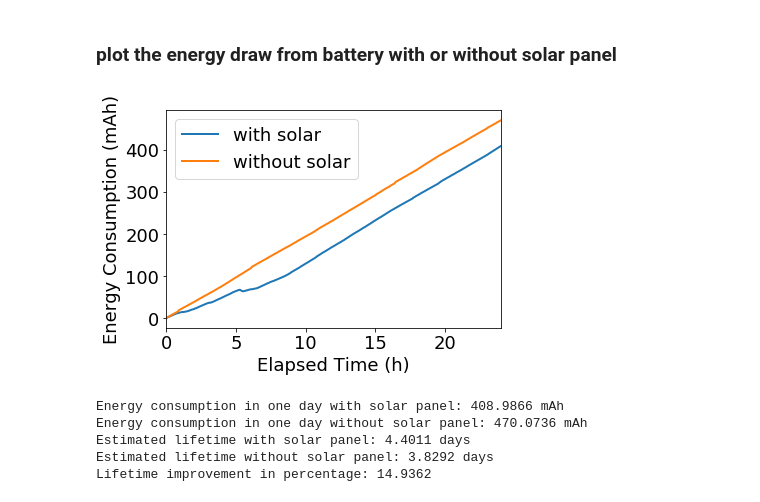
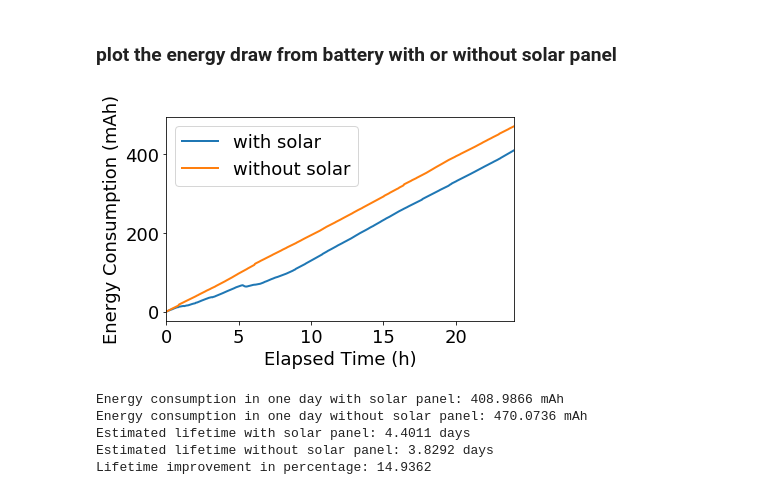
Before and after one commit to Orienfish/CSE291KW20, a Jupyter notebook: Power_Measure/plot.ipynb, the cells around one changed output. Saved outputs shown, nothing was run; the diff lists cells and outputs as text; code cells hidden in the pictures.

```diff
--- a/Power_Measure/plot.ipynb
+++ b/Power_Measure/plot.ipynb
@@ -132,15 +136,16 @@ plt.savefig('./img/curr_bat.png', dpi=300)
 # %%
 plt.figure()
 plt.plot(bat_solar[:, 0], bat_solar[:, 4], linewidth=2.0, label='with solar')
 plt.plot(bat_bat[:, 0], bat_bat[:, 4], linewidth=2.0, label='without solar')
 plt.xlim((0, 24))
 plt.xlabel('Elapsed Time (h)', fontsize=18)
 plt.ylabel('Energy Consumption (mAh)', fontsize=18)
 plt.tick_params(labelsize=18)
 plt.legend(fontsize=18)
+plt.tight_layout()
 plt.savefig('./img/energy.png', dpi=300)
 # %% [output]
-[figure, old version]
+[figure, new version]
 # %%
 # print estimated lifetime in two cases
 energy_w = bat_solar[-1, 4] # total energy consumption in one day with solar panel
```
Also changed, not shown: parts of 4 cells of this notebook, 5 other files.
